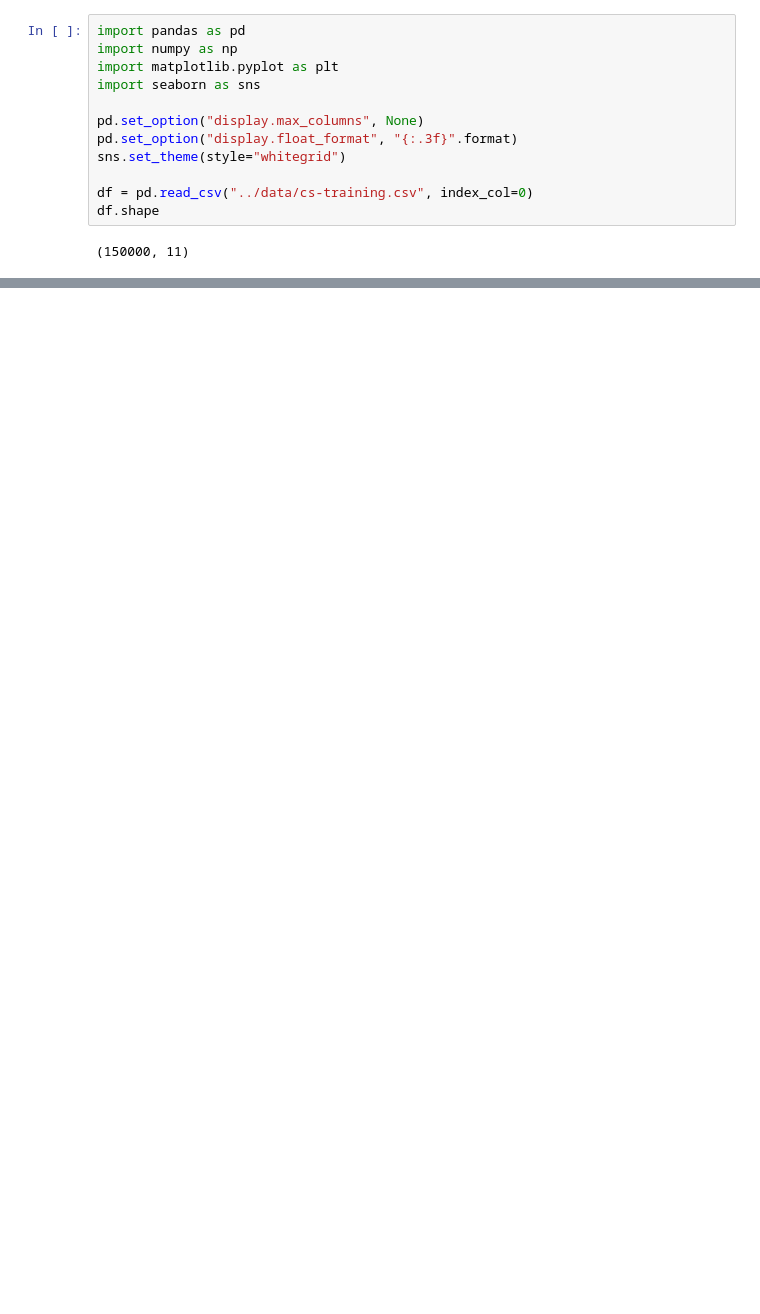
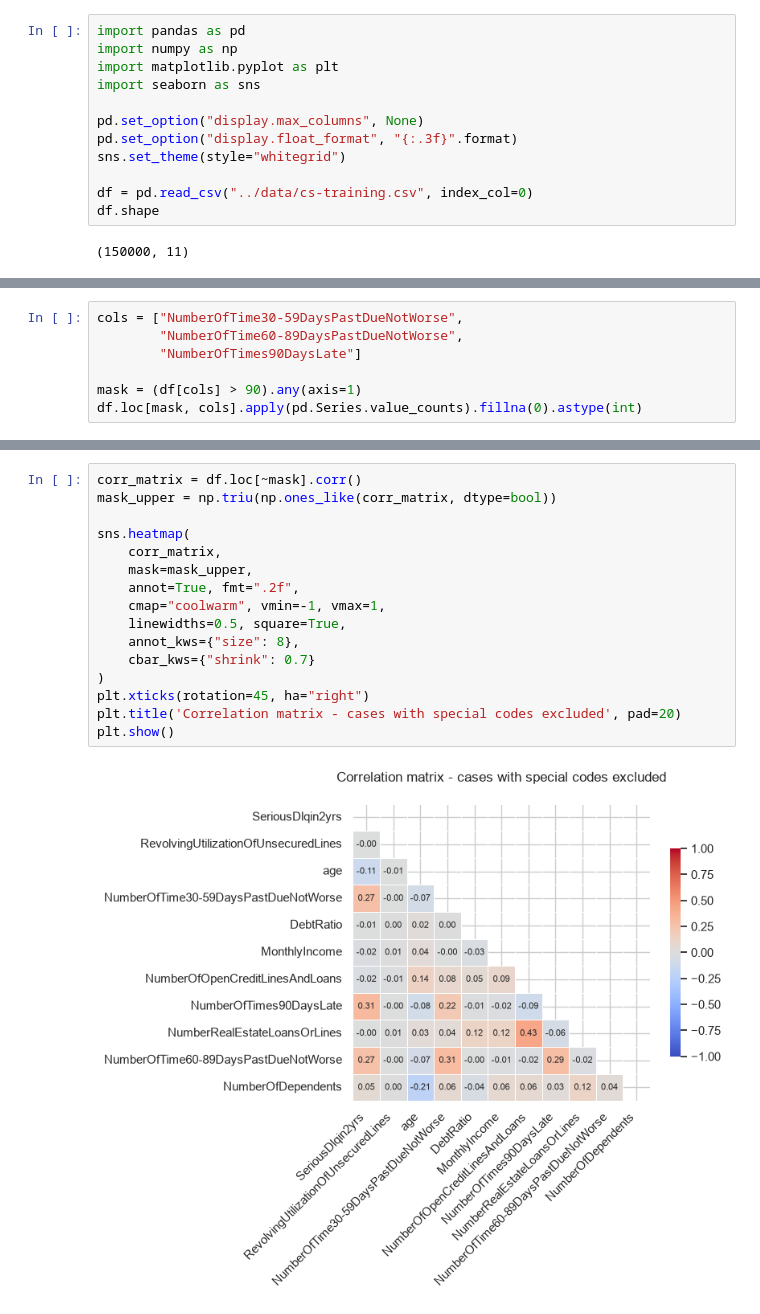
Before and after one commit to russ-bar/credit-scoring-model, a Jupyter notebook: notebooks/01_eda.ipynb, the cells around one changed output, grey strips where cells are left out. Drawn from its saved outputs; the diff is of its cells as text; blank space fills up the shorter version.

```diff
--- a/notebooks/01_eda.ipynb
+++ b/notebooks/01_eda.ipynb
@@ -88,0 +141,7 @@ Index(['SeriousDlqin2yrs', 'RevolvingUtilizationOfUnsecuredLines', 'age',
+# %%
+cols = ["NumberOfTime30-59DaysPastDueNotWorse",
+        "NumberOfTime60-89DaysPastDueNotWorse",
+        "NumberOfTimes90DaysLate"]
+
+mask = (df[cols] > 90).any(axis=1)
+df.loc[mask, cols].apply(pd.Series.value_counts).fillna(0).astype(int)
@@ -88,0 +439,18 @@ Index(['SeriousDlqin2yrs', 'RevolvingUtilizationOfUnsecuredLines', 'age',
+# %%
+corr_matrix = df.loc[~mask].corr()
+mask_upper = np.triu(np.ones_like(corr_matrix, dtype=bool))
+
+sns.heatmap(
+    corr_matrix,
+    mask=mask_upper,
+    annot=True, fmt=".2f",
+    cmap="coolwarm", vmin=-1, vmax=1,
+    linewidths=0.5, square=True,
+    annot_kws={"size": 8},
+    cbar_kws={"shrink": 0.7}
+)
+plt.xticks(rotation=45, ha="right")
+plt.title('Correlation matrix - cases with special codes excluded', pad=20)
+plt.show()
+# %% [output]
+[figure, added]
```
Also changed, not shown: parts of 66 cells of this notebook.
